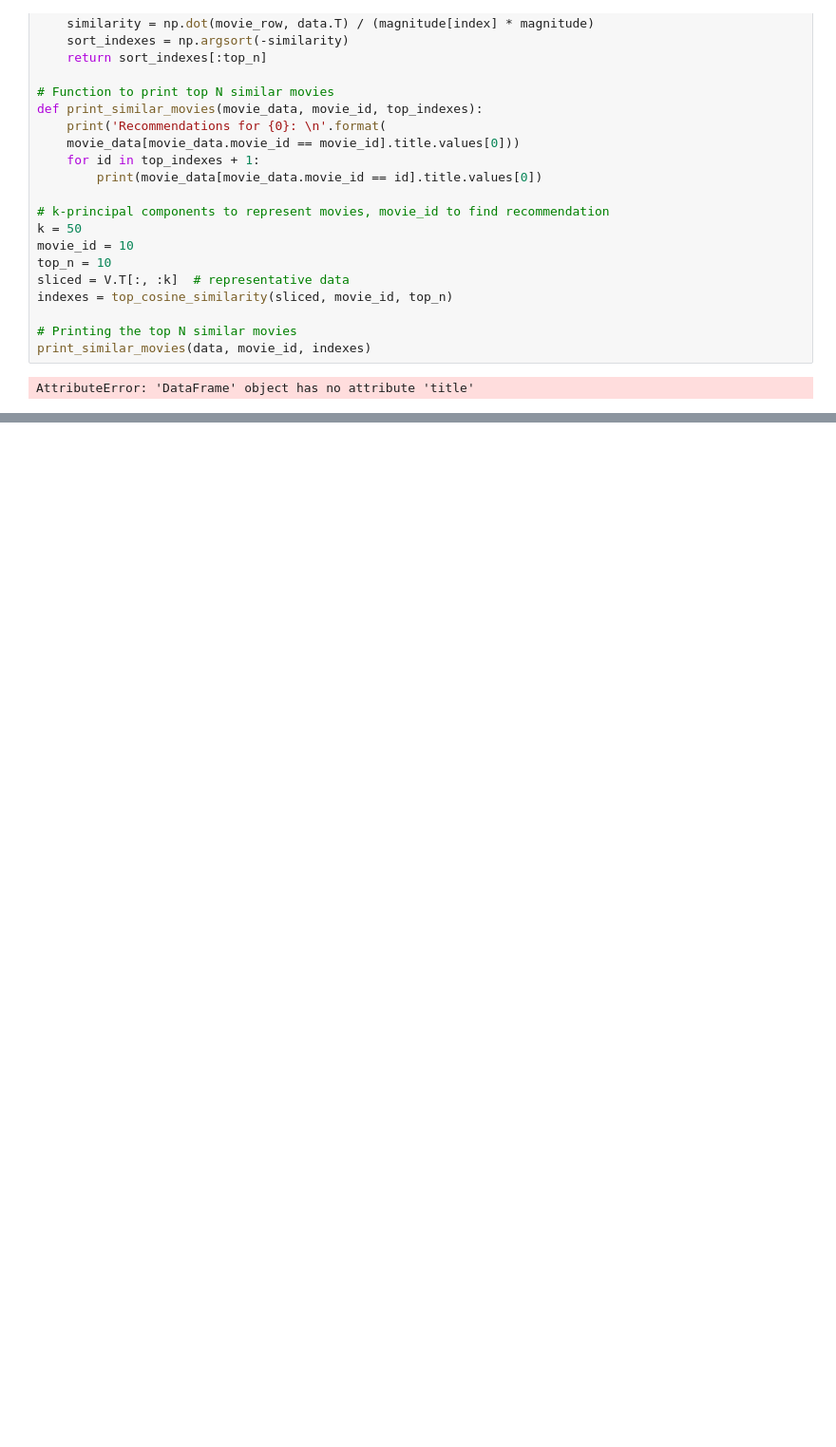
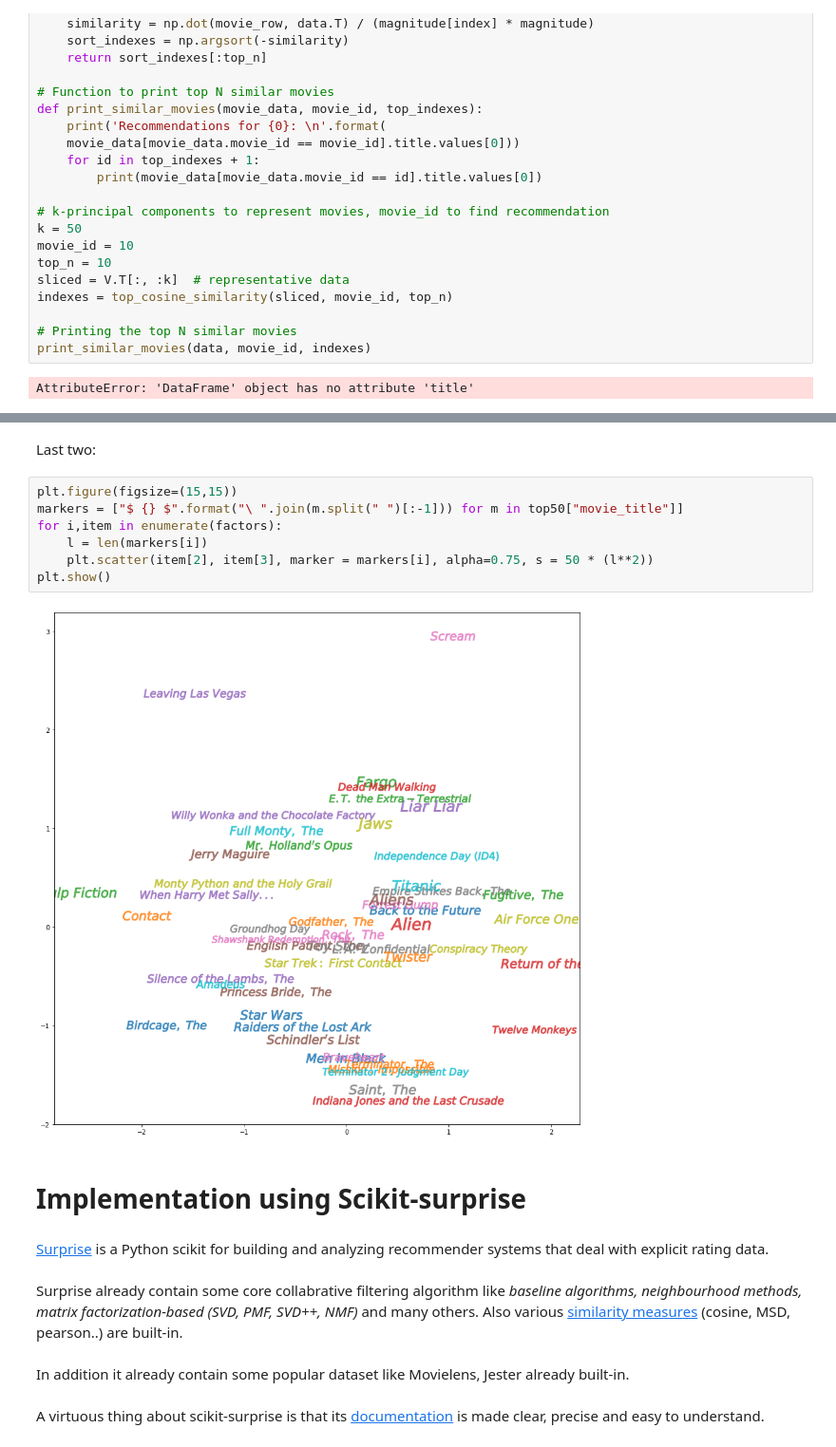
Before and after one commit to Romilchouhan/recommender_system, a Jupyter notebook: rec_systems_project/Recommender_system.ipynb, the cells around one changed output, grey strips where cells are left out. Shown: that part at 95% size. Cells and saved outputs as stored; diff of their text form; blank space fills up the shorter version.

```diff
--- a/rec_systems_project/Recommender_system.ipynb
+++ b/rec_systems_project/Recommender_system.ipynb
@@ -509,0 +567,21 @@ AttributeError: 'DataFrame' object has no attribute 'title'
+# %% [markdown]
+Last two:
+# %%
+plt.figure(figsize=(15,15))
+markers = ["$ {} $".format("\ ".join(m.split(" ")[:-1])) for m in top50["movie_title"]]
+for i,item in enumerate(factors):
+    l = len(markers[i])
+    plt.scatter(item[2], item[3], marker = markers[i], alpha=0.75, s = 50 * (l**2))
+plt.show()
+# %% [output]
+[figure, added]
+# %% [markdown]
+# Implementation using Scikit-surprise
+# %% [markdown]
+[Surprise](http://surpriselib.com/) is a Python scikit for building and analyzing recommender systems that deal with explicit rating data.
+# %% [markdown]
+Surprise already contain some core collabrative filtering algorithm like _baseline algorithms, neighbourhood methods, matrix factorization-based (SVD, PMF, SVD++, NMF)_ and many others. Also various [similarity measures](https://surprise.readthedocs.io/en/stable/similarities.html) (cosine, MSD, pearson..) are built-in.
+# %% [markdown]
+In addition it already contain some popular dataset like Movielens, Jester already built-in.
+# %% [markdown]
+A virtuous thing about scikit-surprise is that its [documentation](https://surprise.readthedocs.io/en/stable/index.html) is made clear, precise and easy to understand.
```
Also changed, not shown: parts of 22 cells of this notebook.
